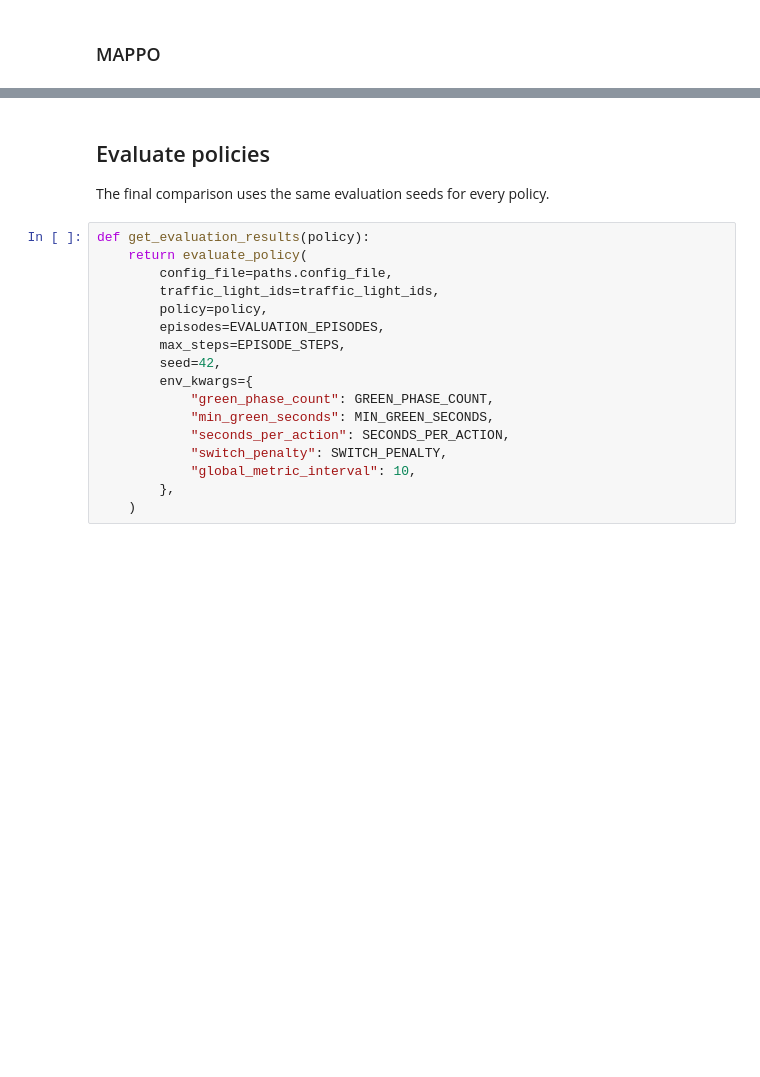
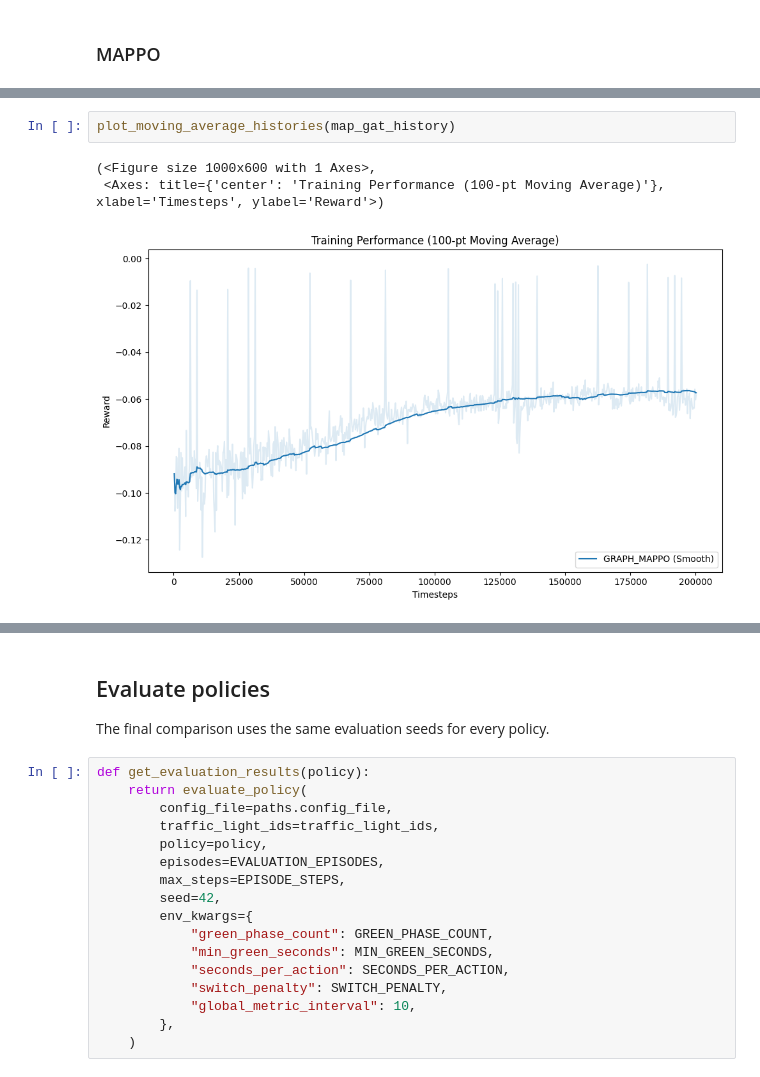
Before and after one commit to abergh18/marl-tsc, a Jupyter notebook: notebooks/main_flow.ipynb, the cells around one changed output, grey strips where cells are left out. Cells and saved outputs as stored; diff of their text form; blank space fills up the shorter version.

```diff
--- a/notebooks/main_flow.ipynb
+++ b/notebooks/main_flow.ipynb
@@ -142,0 +226,6 @@ plt.show()
+# %%
+plot_moving_average_histories(map_gat_history)
+# %% [output]
+(<Figure size 1000x600 with 1 Axes>,
+ <Axes: title={'center': 'Training Performance (100-pt Moving Average)'}, xlabel='Timesteps', ylabel='Reward'>)
+[figure, added]
```
Also changed, not shown: parts of 20 cells of this notebook.
